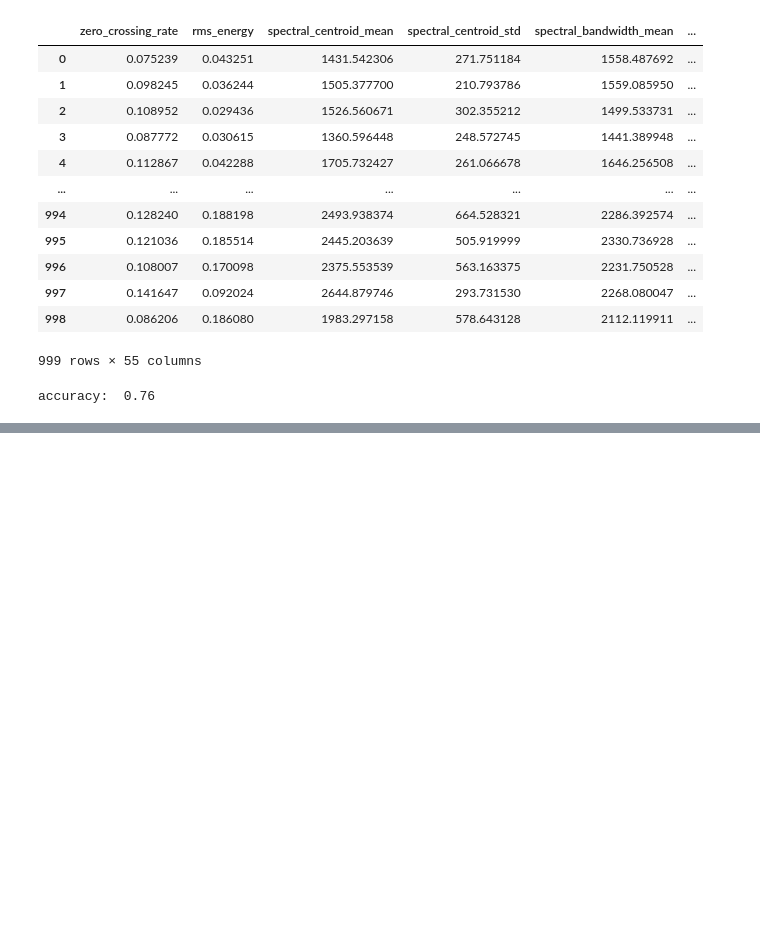
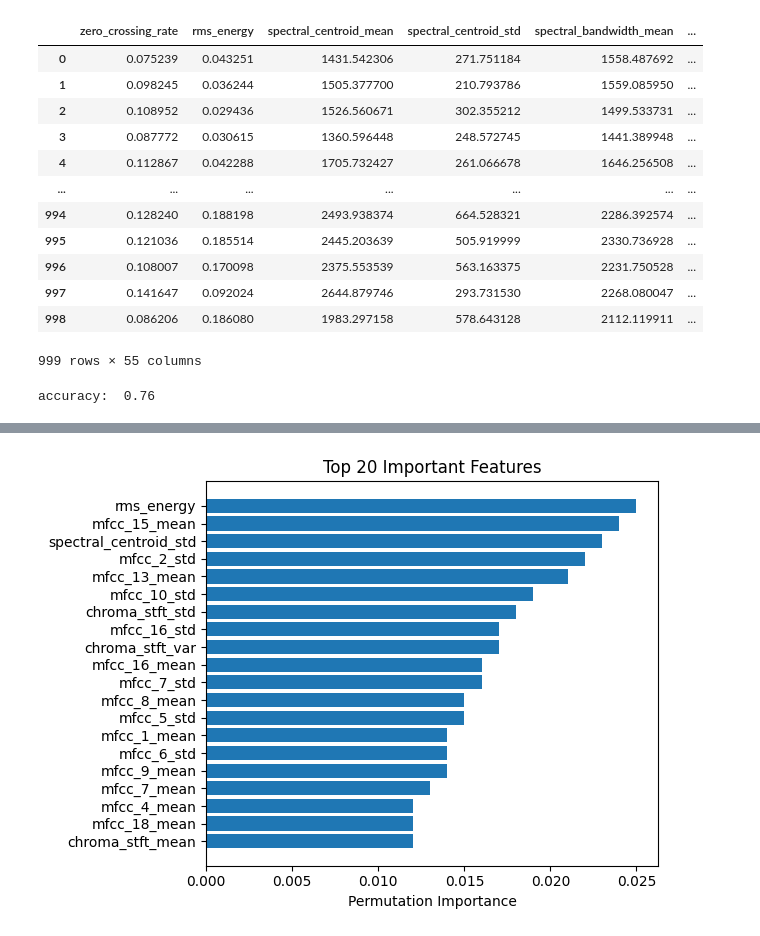
Before and after one commit to Seif-Moharam/Music-Genre-Classification, a Jupyter notebook: Music_Genre_Classification.ipynb, the cells around one changed output, grey strips where cells are left out. Saved outputs shown, nothing was run; the diff lists cells and outputs as text; code cells hidden in the pictures; blank space fills up the shorter version.

```diff
--- a/Music_Genre_Classification.ipynb
+++ b/Music_Genre_Classification.ipynb
@@ -131,0 +143,10 @@ accuracy:  0.76
+# %%
+feat_importances = permutation_importance(model, x_test, y_test, random_state=42)
+sorted_idx = feat_importances.importances_mean.argsort()[::-1]
+top_features = x.columns[sorted_idx][:20]
+
+plt.barh(top_features, feat_importances.importances_mean[sorted_idx][:20][::-1])
+plt.title("Top 20 Important Features")
+plt.tight_layout()
+# %% [output]
+[figure, added]
```
Also changed, not shown: parts of 3 cells of this notebook.
